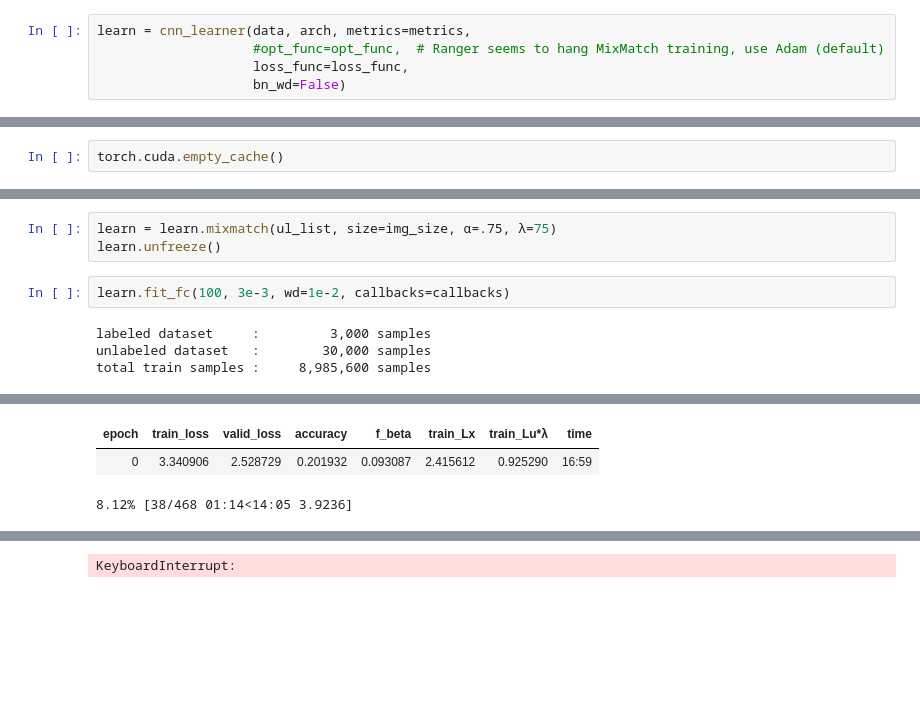
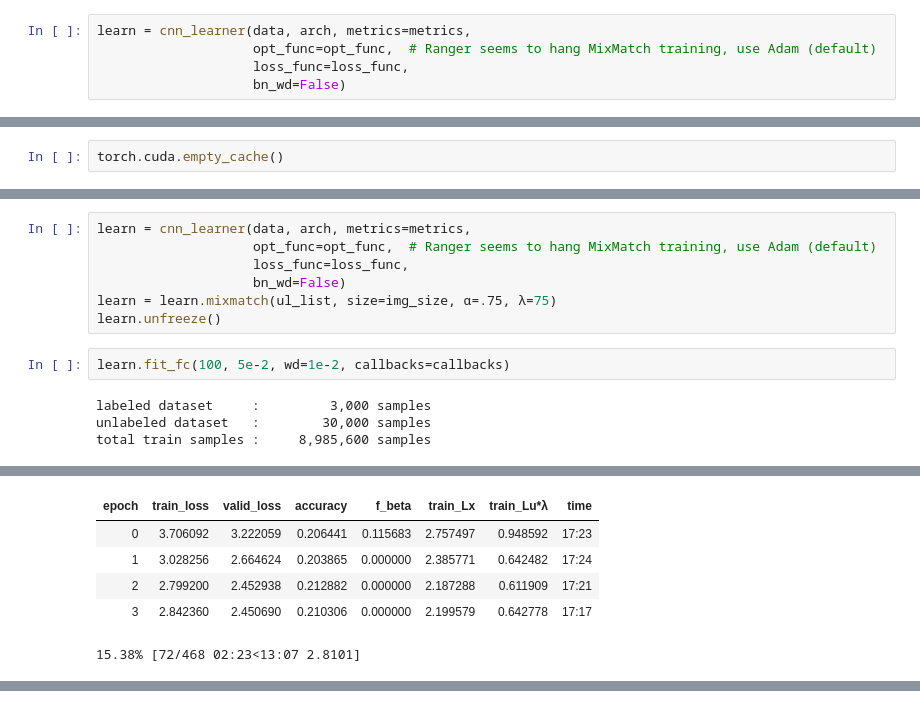
Before and after one commit to echorec/CinemaNet, a Jupyter notebook: nbs/cat_shot-framing_MixMatch.ipynb, the cells around one changed output, grey strips where cells are left out. Cells and saved outputs as stored; diff of their text form; blank space fills up the shorter version.

```diff
--- a/nbs/cat_shot-framing_MixMatch.ipynb
+++ b/nbs/cat_shot-framing_MixMatch.ipynb
@@ -166,7 +168,7 @@ def get_callbacks(learner, mod_name, monitor='accuracy'):
     ]
 # %%
 learn = cnn_learner(data, arch, metrics=metrics,
-                    #opt_func=opt_func,  # Ranger seems to hang MixMatch training, use Adam (default)
+                    opt_func=opt_func,  # Ranger seems to hang MixMatch training, use Adam (default)
                     loss_func=loss_func,
                     bn_wd=False)
 # %%
@@ -220,8 +207,12 @@ torch.cuda.empty_cache()
 # %%
+learn = cnn_learner(data, arch, metrics=metrics,
+                    opt_func=opt_func,  # Ranger seems to hang MixMatch training, use Adam (default)
+                    loss_func=loss_func,
+                    bn_wd=False)
 learn = learn.mixmatch(ul_list, size=img_size, α=.75, λ=75)
 learn.unfreeze()
 # %%
-learn.fit_fc(100, 3e-3, wd=1e-2, callbacks=callbacks)
+learn.fit_fc(100, 5e-2, wd=1e-2, callbacks=callbacks)
 # %% [output]
 labeled dataset     :         3,000 samples
 unlabeled dataset   :        30,000 samples
@@ -230,3 +221,6 @@ total train samples :     8,985,600 samples
 | epoch | train_loss | valid_loss | accuracy | f_beta | train_Lx | train_Lu*λ | time |
-| 0 | 3.340906 | 2.528729 | 0.201932 | 0.093087 | 2.415612 | 0.925290 | 16:59 |
+| 0 | 3.706092 | 3.222059 | 0.206441 | 0.115683 | 2.757497 | 0.948592 | 17:23 |
+| 1 | 3.028256 | 2.664624 | 0.203865 | 0.000000 | 2.385771 | 0.642482 | 17:24 |
+| 2 | 2.799200 | 2.452938 | 0.212882 | 0.000000 | 2.187288 | 0.611909 | 17:21 |
+| 3 | 2.842360 | 2.450690 | 0.210306 | 0.000000 | 2.199579 | 0.642778 | 17:17 |
-8.12% [38/468 01:14<14:05 3.9236]
+15.38% [72/468 02:23<13:07 2.8101]
@@ -236 +226,0 @@ Loaded best saved model from /home/rahul/github_projects/CinemaNet/nbs/wandb/run
-KeyboardInterrupt:
```
Also changed, not shown: parts of 10 cells of this notebook.
